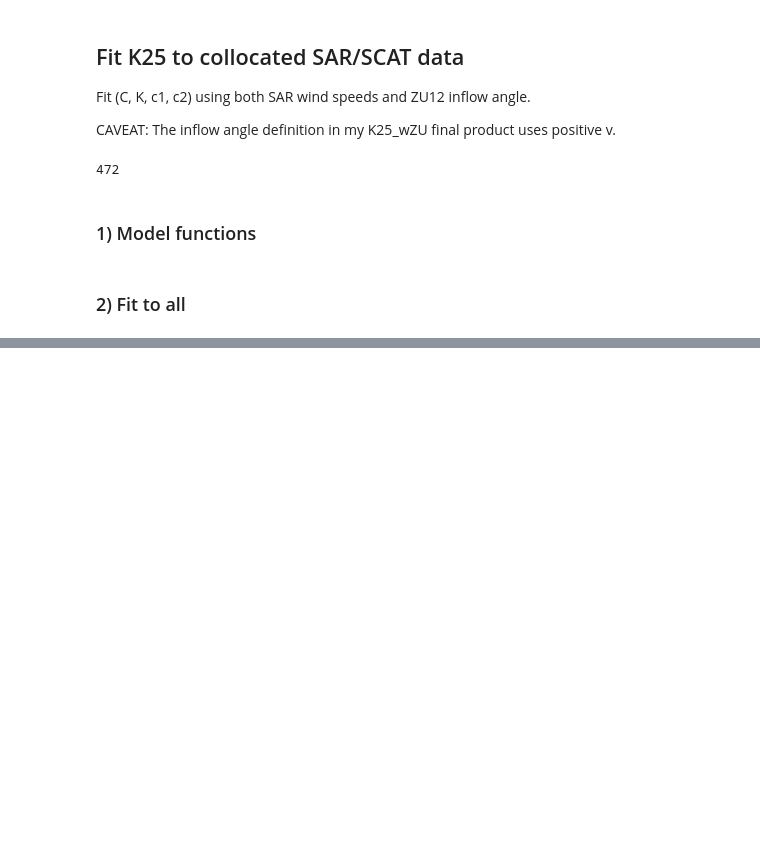
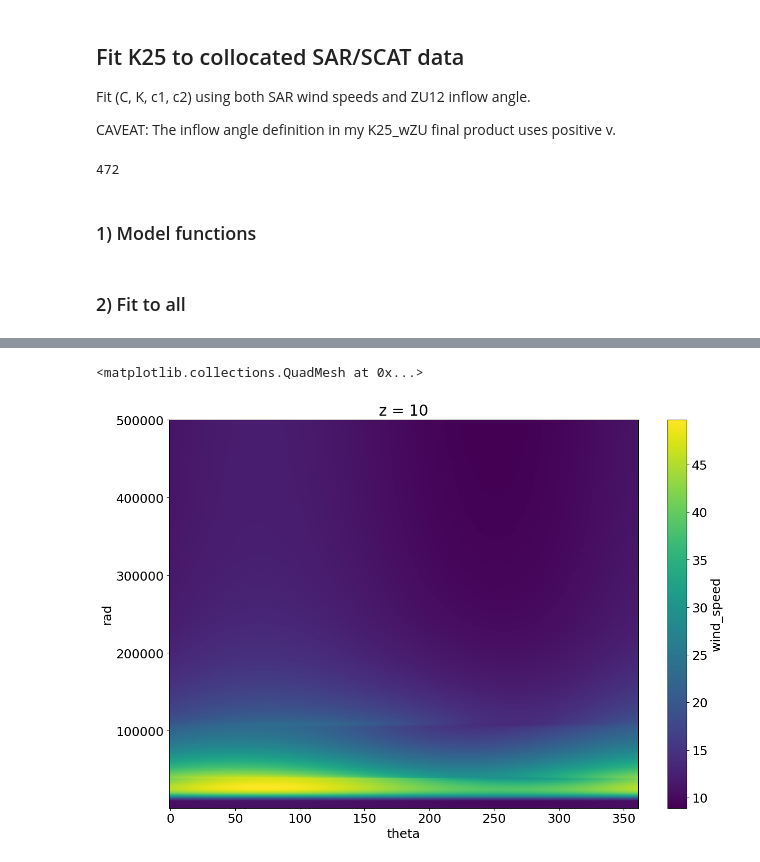
Before and after one commit to Arthur117/TCsLifeMonitFromObs, a Jupyter notebook: winddirection/PRJCT_TCBL/00_FIT_K25_wZU.ipynb, the cells around one changed output, grey strips where cells are left out. Cells and saved outputs as stored; diff of their text form; code cells hidden in the pictures; blank space fills up the shorter version.

```diff
--- a/winddirection/PRJCT_TCBL/00_FIT_K25_wZU.ipynb
+++ b/winddirection/PRJCT_TCBL/00_FIT_K25_wZU.ipynb
@@ -819,0 +822,5 @@ new_dsg.to_netcdf(PTHS['sav_dir'] + 'dsg_K25wZU_withKsetto{}.nc'.format(fixed_K)
+# %%
+kep_pol.sel(z=10).wind_speed.transpose().plot()
+# %% [output]
+<matplotlib.collections.QuadMesh at 0x...>
+[figure, added]
```
Also changed, not shown: parts of 7 cells of this notebook, 5 other files.
